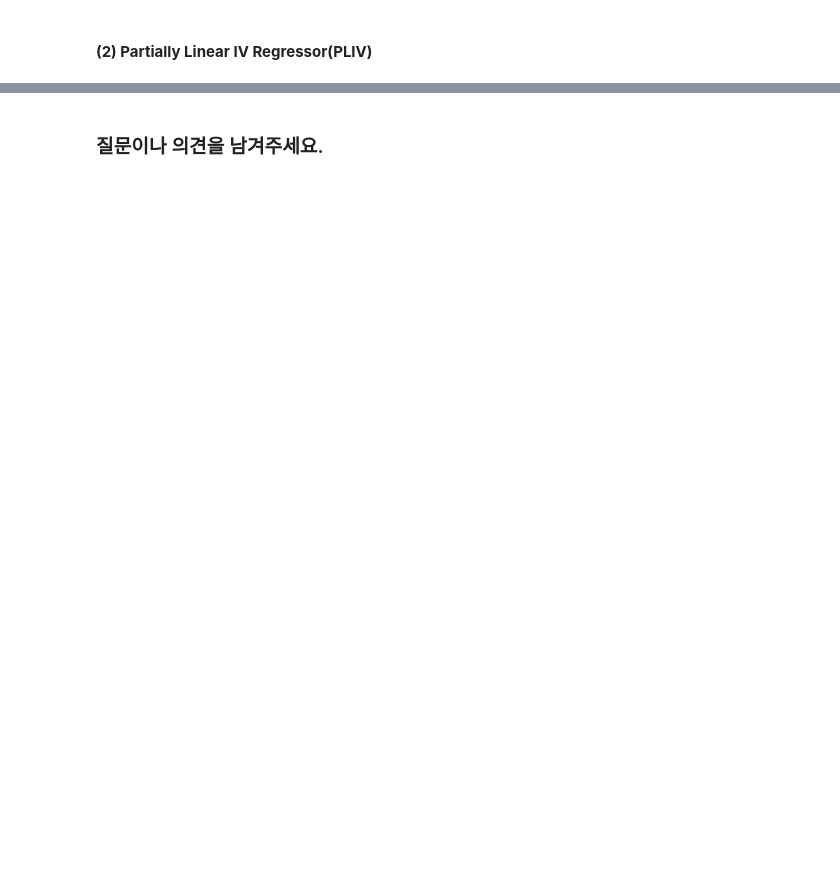
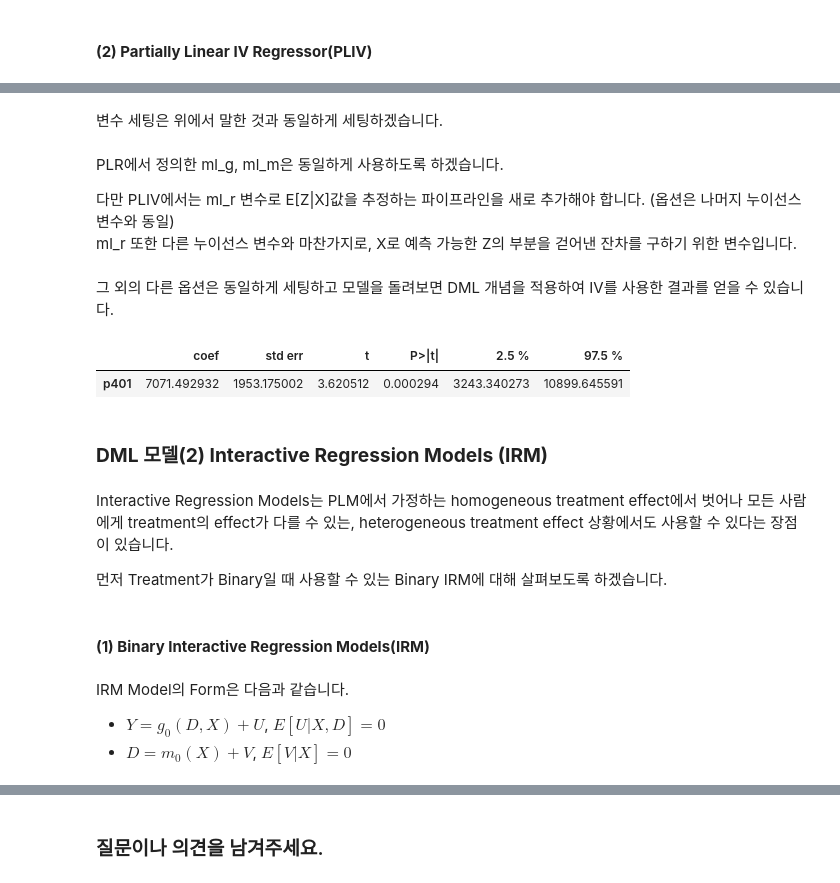
Before and after one commit to Funbucket/awesome-causal-inference-python, a Jupyter notebook: book/ate/propensity_score_and_dml.ipynb, the cells around one changed output, grey strips where cells are left out. Cells and saved outputs as stored; diff of their text form; code cells hidden in the pictures; blank space fills up the shorter version.

```diff
--- a/book/ate/propensity_score_and_dml.ipynb
+++ b/book/ate/propensity_score_and_dml.ipynb
@@ -581,0 +690,50 @@ Diff (Resid OLS - DoubleML): -366.1264082597454
+# %% [markdown]
+변수 세팅은 위에서 말한 것과 동일하게 세팅하겠습니다.
+# %%
+dml_data_pliv = dml.DoubleMLData(
+    data,
+    y_col='net_tfa',
+    d_cols='p401',
+    x_cols=features,
+    z_cols='e401'
+)
+# %% [markdown]
+PLR에서 정의한 ml_g, ml_m은 동일하게 사용하도록 하겠습니다.
+
+다만 PLIV에서는 ml_r 변수로 E[Z|X]값을 추정하는 파이프라인을 새로 추가해야 합니다. (옵션은 나머지 누이선스 변수와 동일)
+ml_r 또한 다른 누이선스 변수와 마찬가지로, X로 예측 가능한 Z의 부분을 걷어낸 잔차를 구하기 위한 변수입니다.
+# %%
+ml_r = make_pipeline(
+    StandardScaler(),
+    LogisticRegressionCV(cv=5, penalty='l1', solver='liblinear', max_iter=1000, random_state=42)
+)
+
+dml_pliv = dml.DoubleMLPLIV(
+    dml_data_pliv,
+    ml_l=ml_g,
+    ml_m=ml_m,
+    ml_r=ml_r,
+    n_folds=5,
+    n_rep=10,
+)
+# %% [markdown]
+그 외의 다른 옵션은 동일하게 세팅하고 모델을 돌려보면 DML 개념을 적용하여 IV를 사용한 결과를 얻을 수 있습니다.
+# %%
+dml_pliv.fit()
+dml_pliv.summary
+# %% [output]
+|  | coef | std err | t | P>|t| | 2.5 % | 97.5 % |
+| p401 | 7071.492932 | 1953.175002 | 3.620512 | 0.000294 | 3243.340273 | 10899.645591 |
+# %% [markdown]
+### **DML 모델(2) Interactive Regression Models (IRM)**
+# %% [markdown]
+Interactive Regression Models는 PLM에서 가정하는 homogeneous treatment effect에서 벗어나 모든 사람에게 treatment의 effect가 다를 수 있는, heterogeneous treatment effect 상황에서도 사용할 수 있다는 장점이 있습니다.
+
+먼저 Treatment가 Binary일 때 사용할 수 있는 Binary IRM에 대해 살펴보도록 하겠습니다.
+# %% [markdown]
+#### **(1) Binary Interactive Regression Models(IRM)**
+# %% [markdown]
+IRM Model의 Form은 다음과 같습니다.
+
+- $Y = g_0(D, X) + U$,    $E[U | X, D] = 0$
+- $D = m_0(X) + V$,    $E[V | X] = 0$
```
Also changed, not shown: parts of 33 cells of this notebook.
